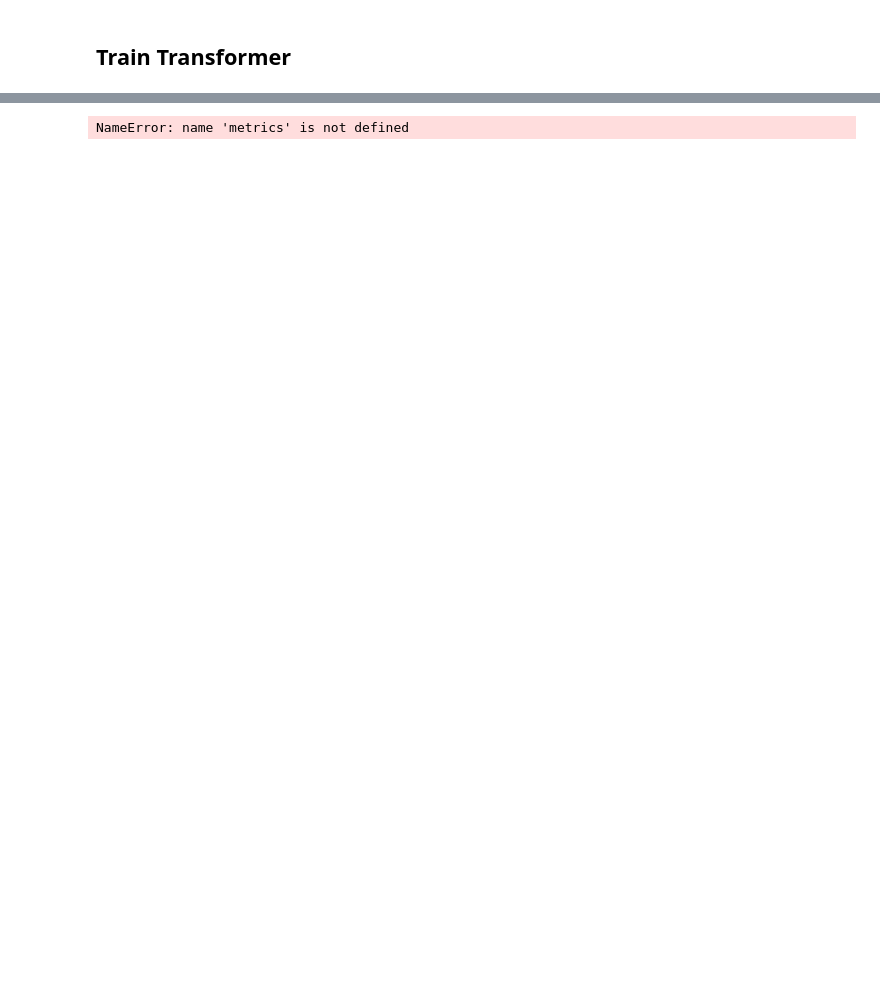
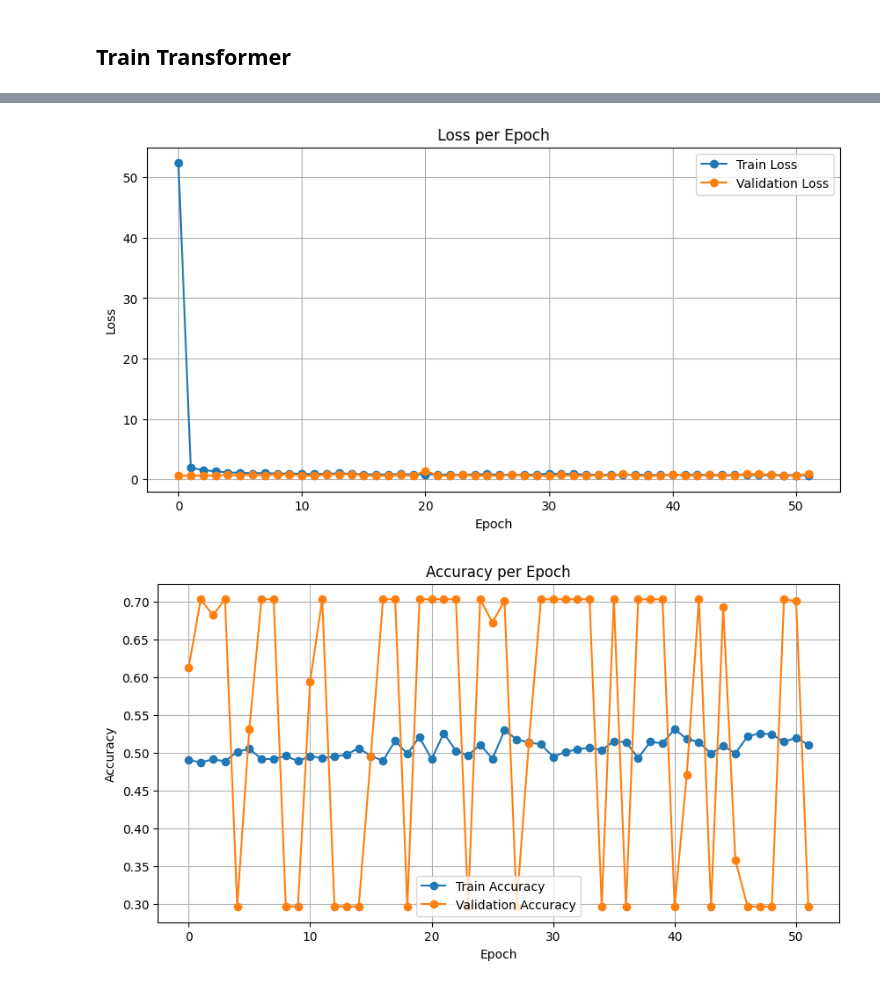
Before and after one commit to Shawn-Kim96/rsi_divergence_detector, a Jupyter notebook: notebooks/4.0-generate_training_data.ipynb, the cells around one changed output, grey strips where cells are left out. Drawn from its saved outputs; the diff is of its cells as text; code cells hidden in the pictures; blank space fills up the shorter version.

```diff
--- a/notebooks/4.0-generate_training_data.ipynb
+++ b/notebooks/4.0-generate_training_data.ipynb
@@ -415,17 +391,17 @@ test_loader = DataLoader(test_dataset, batch_size=batch_size, shuffle=False, dro
 # %%
-device = torch.device('cuda' if torch.cuda.is_available() else 'cpu')
+device = get_device()
 logger.info(f"Using device: {device}")
 
 # Initialize Transformer Model
 transformer_model_args = {
     "seq_input_dim": len(train_dataset.ts_cols),
-    "seq_model_dim": 256,          # You can adjust this as needed
+    "seq_model_dim": 512,          # You can adjust this as needed
     "seq_num_heads": 8,            # Number of attention heads
-    "seq_num_layers": 6,           # Number of Transformer layers
+    "seq_num_layers": 8,           # Number of Transformer layers
     "nonseq_input_dim": len(train_dataset.nonseq_cols),
-    "mlp_hidden_dim": 512,
+    "mlp_hidden_dim": 256,
     "num_classes": 2,
-    "dropout": 0.3,
+    "dropout": 0.2,
     "max_len": 5000                 # Maximum sequence length
 }
 
@@ -435,7 +411,7 @@ logger.info(f"Transformer Model initialized with args: {transformer_model_args}"
 
 # Generate model name
 transformer_model_name = model_naming(**transformer_model_args)
-transformer_model_save_dir = os.path.join(PROJECT_PATH, 'model_data', 'transformer_mixed')
+transformer_model_save_dir = os.path.join(PROJECT_PATH, 'model_data', 'transformer_mixed', transformer_model_name.split('.pt')[0])
 os.makedirs(transformer_model_save_dir, exist_ok=True)
 transformer_model_save_path = os.path.join(transformer_model_save_dir, transformer_model_name)
 
@@ -450,24 +467,4 @@ logger.info(f"Class weights: {class_weights}")
 # %%
-criterion = nn.CrossEntropyLoss(weight=class_weights)
-optimizer = optim.AdamW(transformer_model.parameters(), lr=1e-4, weight_decay=1e-5)
-scheduler = optim.lr_scheduler.CosineAnnealingWarmRestarts(optimizer, T_0=10, T_mult=2)
-
-# Train the Transformer model
-logger.info("Starting training of the Transformer model...")
-train_losses, val_losses, train_accuracies, val_accuracies = train_model(
-    model=transformer_model,
-    train_loader=train_loader,
-    val_loader=val_loader,
-    criterion=criterion,
-    optimizer=optimizer,
-    scheduler=scheduler
-    epochs=50,
-    lr=1e-4,
-    device=device,
-    log_interval=10,
-    save_path=transformer_model_save_path,
-    patience=5
-)
 
 # Load the best Transformer model
 logger.info("Loading the best Transformer model for testing...")
@@ -476,7 +473,12 @@ transformer_model.load_state_dict(torch.load(transformer_model_save_path, map_lo
 # Evaluate the Transformer model on the test set
 logger.info("Evaluating on test set...")
 test_metrics = evaluate_model(transformer_model, test_loader, device)
-logger.info(f"Test Metrics: {test_metrics}")
+logger.info(f"=================Test Metrics===================")
+for key, value in test_metrics.items():
+    if type(value) in [float]:
+        logger.info(f"{key}: {value:4f}")
+    else:
+        logger.info(f"{key}: {value}")
 
 metrics = {
     'train_losses': train_losses,
@@ -496,5 +498,7 @@ logger.info(f"Metrics saved to {metrics_path}")
 
 # Plot training and validation metrics
 logger.info("Plotting training results for the Transformer model...")
-plot_results(train_losses, val_losses, train_accuracies, val_accuracies, outdir=os.path.join(PROJECT_PATH, 'plots'))
+plot_save_dir = os.path.join(transformer_model_save_dir, 'plots')
+os.makedirs(plot_save_dir, exist_ok=True)
+plot_results(train_losses, val_losses, train_accuracies, val_accuracies, outdir=plot_save_dir)
 # %% [output]
@@ -518 +517,2 @@ plot_results(train_losses, val_losses, train_accuracies, val_accuracies, outdir=
-NameError: name 'metrics' is not defined
+[figure, added]
+[figure, added]
```
Also changed, not shown: parts of 20 cells of this notebook, 33 other files.
